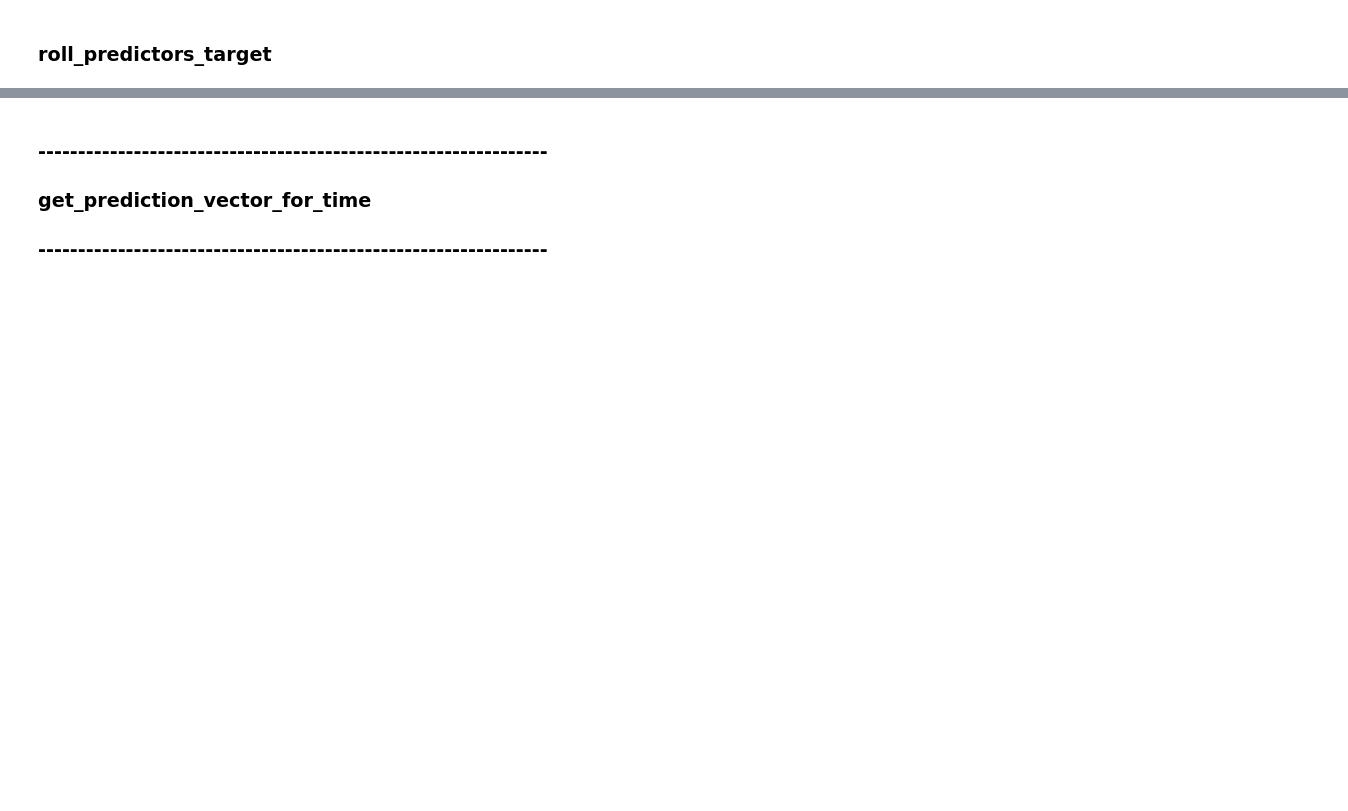
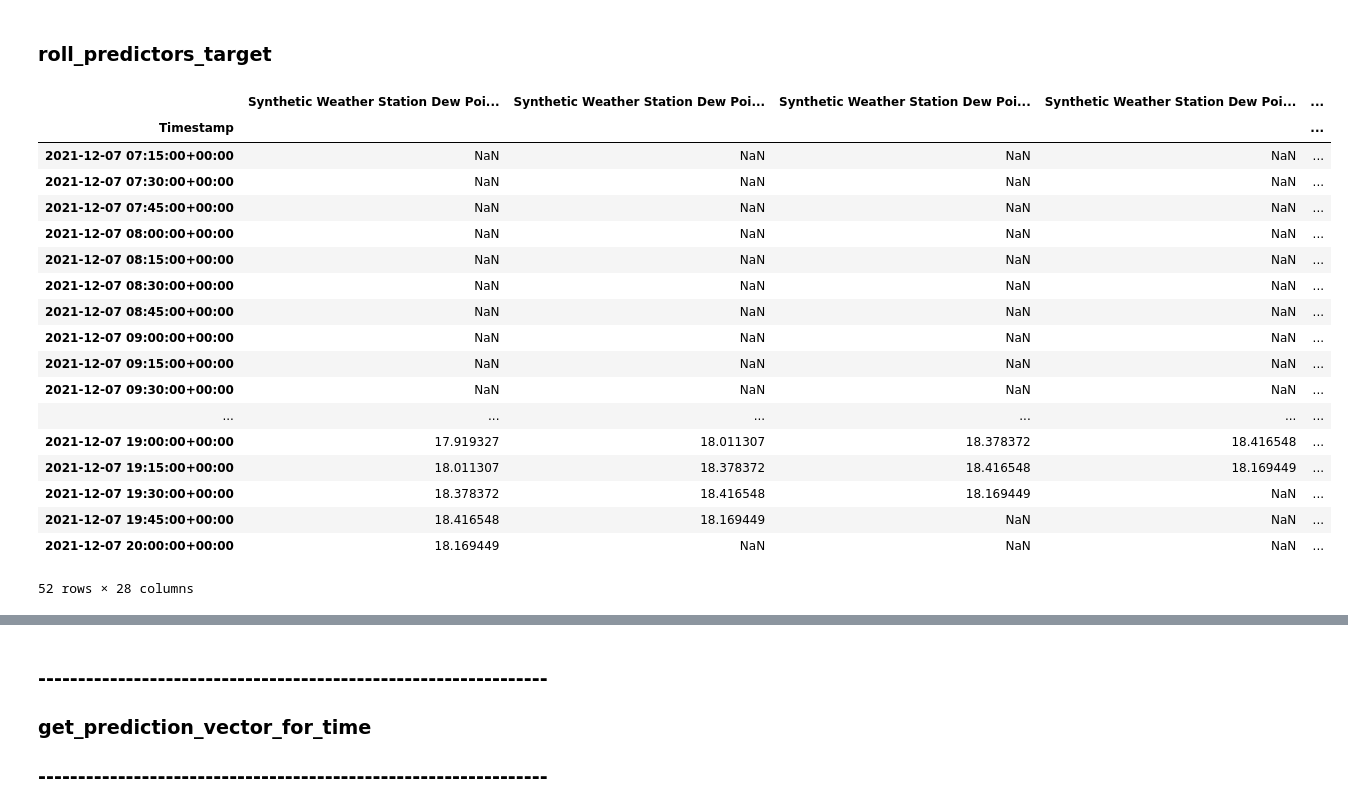
Before and after one commit to NREL/Wattile, a Jupyter notebook: notebooks/exploratory/data_processing_window_source_width_calc.ipynb, the cells around one changed output, grey strips where cells are left out. Saved outputs shown, nothing was run; the diff lists cells and outputs as text; code cells hidden in the pictures; blank space fills up the shorter version.

```diff
--- a/notebooks/exploratory/data_processing_window_source_width_calc.ipynb
+++ b/notebooks/exploratory/data_processing_window_source_width_calc.ipynb
@@ -412,11 +435,30 @@ data["timestamp"] = timestamp
 # %%
 # for alfa and bravo
 
-# data_temp = data.loc[:,
-#                      data.columns.str.contains("Synthetic Weather Station Dew Point Temperature_mean") |
-#                      data.columns.str.contains("Synthetic Site Electricity Main Total Power")
-#                     ]
+data_temp = data.loc[:,
+                     data.columns.str.contains("Synthetic Weather Station Dew Point Temperature_mean") |
+                     data.columns.str.contains("Synthetic Site Electricity Main Total Power")
+                    ]
 
-# data_temp
+data_temp
 # data_temp.to_csv("./output0.csv")
-# data.dropna(how="any")
+# %% [output]
+|  | Synthetic Weather Station Dew Poi... | Synthetic Weather Station Dew Poi... | Synthetic Weather Station Dew Poi... | Synthetic Weather Station Dew Poi... | ... |
+| Timestamp |  |  |  |  | ... |
+| 2021-12-07 07:15:00+00:00 | NaN | NaN | NaN | NaN | ... |
+| 2021-12-07 07:30:00+00:00 | NaN | NaN | NaN | NaN | ... |
+| 2021-12-07 07:45:00+00:00 | NaN | NaN | NaN | NaN | ... |
+| 2021-12-07 08:00:00+00:00 | NaN | NaN | NaN | NaN | ... |
+| 2021-12-07 08:15:00+00:00 | NaN | NaN | NaN | NaN | ... |
+| 2021-12-07 08:30:00+00:00 | NaN | NaN | NaN | NaN | ... |
+| 2021-12-07 08:45:00+00:00 | NaN | NaN | NaN | NaN | ... |
+| 2021-12-07 09:00:00+00:00 | NaN | NaN | NaN | NaN | ... |
+| 2021-12-07 09:15:00+00:00 | NaN | NaN | NaN | NaN | ... |
+| 2021-12-07 09:30:00+00:00 | NaN | NaN | NaN | NaN | ... |
+| ... | ... | ... | ... | ... | ... |
+| 2021-12-07 19:00:00+00:00 | 17.919327 | 18.011307 | 18.378372 | 18.416548 | ... |
+| 2021-12-07 19:15:00+00:00 | 18.011307 | 18.378372 | 18.416548 | 18.169449 | ... |
+| 2021-12-07 19:30:00+00:00 | 18.378372 | 18.416548 | 18.169449 | NaN | ... |
+| 2021-12-07 19:45:00+00:00 | 18.416548 | 18.169449 | NaN | NaN | ... |
+| 2021-12-07 20:00:00+00:00 | 18.169449 | NaN | NaN | NaN | ... |
+52 rows × 28 columns
```
Also changed, not shown: parts of 7 cells of this notebook.
